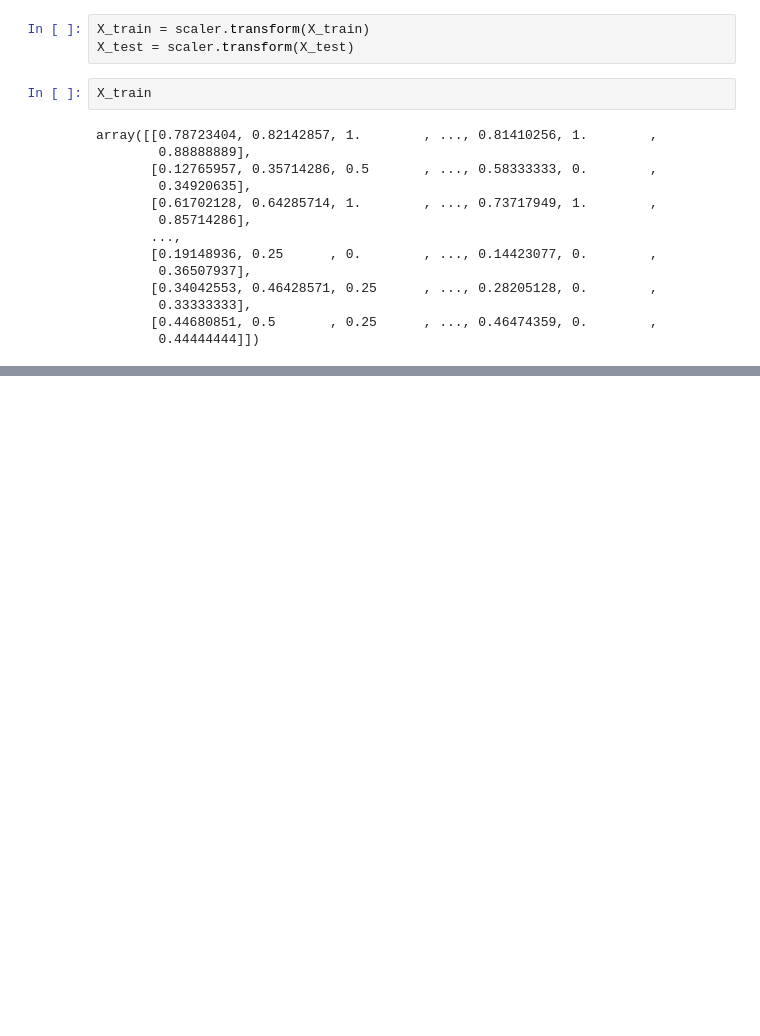
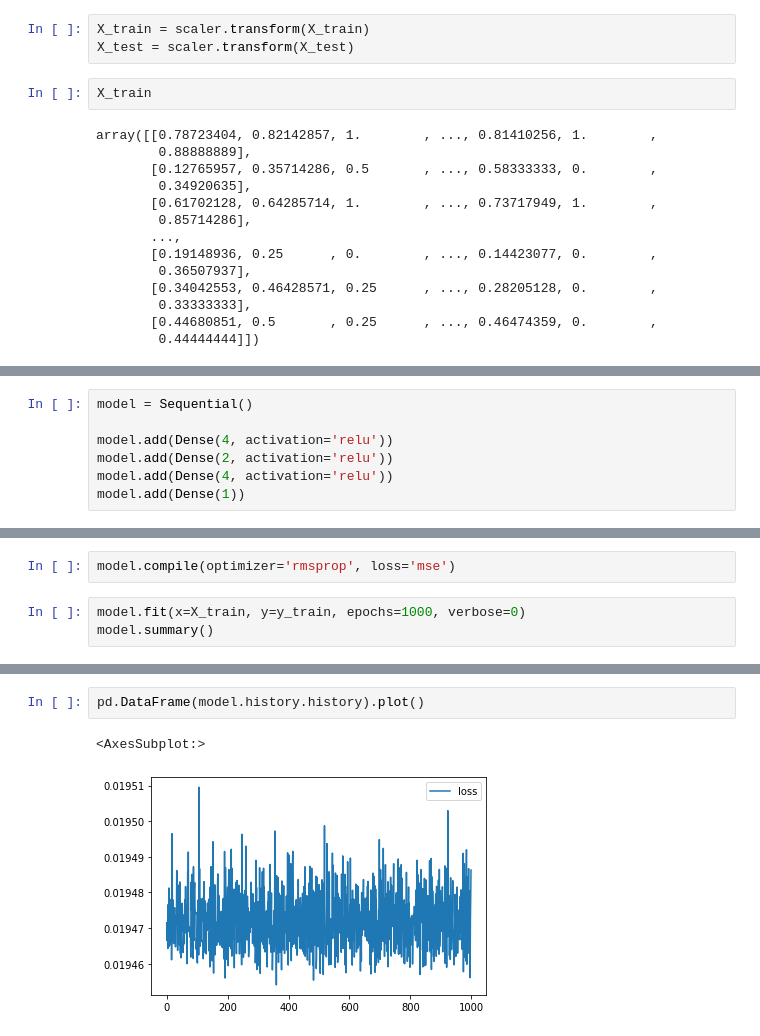
Before and after one commit to data-science-tsb/practice-tensorflow, a Jupyter notebook: tf2/01_Keras_Basics.ipynb, the cells around one changed output, grey strips where cells are left out. Drawn from its saved outputs; the diff is of its cells as text; blank space fills up the shorter version.

Commit message:
trained

```diff
--- a/tf2/01_Keras_Basics.ipynb
+++ b/tf2/01_Keras_Basics.ipynb
@@ -104,0 +108,7 @@ array([[0.78723404, 0.82142857, 1.        , ..., 0.81410256, 1.        ,
+# %%
+model = Sequential()
+
+model.add(Dense(4, activation='relu'))
+model.add(Dense(2, activation='relu'))
+model.add(Dense(4, activation='relu'))
+model.add(Dense(1))
@@ -104,0 +135,5 @@ array([[0.78723404, 0.82142857, 1.        , ..., 0.81410256, 1.        ,
+# %%
+model.compile(optimizer='rmsprop', loss='mse')
+# %%
+model.fit(x=X_train, y=y_train, epochs=1000, verbose=0)
+model.summary()
@@ -104,0 +157,5 @@ array([[0.78723404, 0.82142857, 1.        , ..., 0.81410256, 1.        ,
+# %%
+pd.DataFrame(model.history.history).plot()
+# %% [output]
+<AxesSubplot:>
+[figure, added]
```
Also changed, not shown: parts of 5 cells of this notebook.
